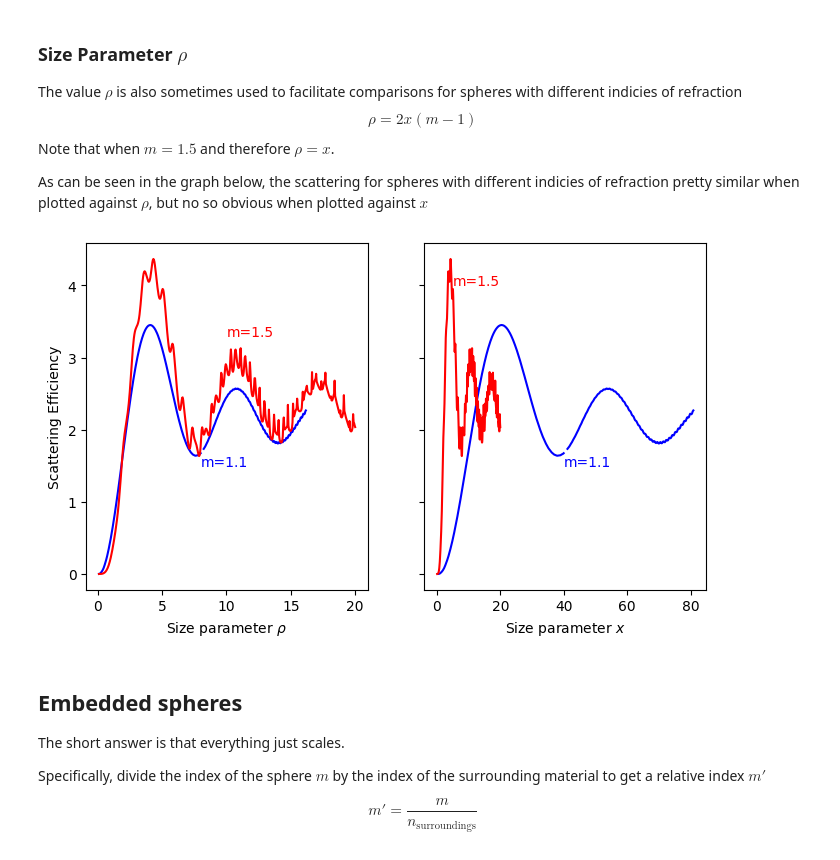
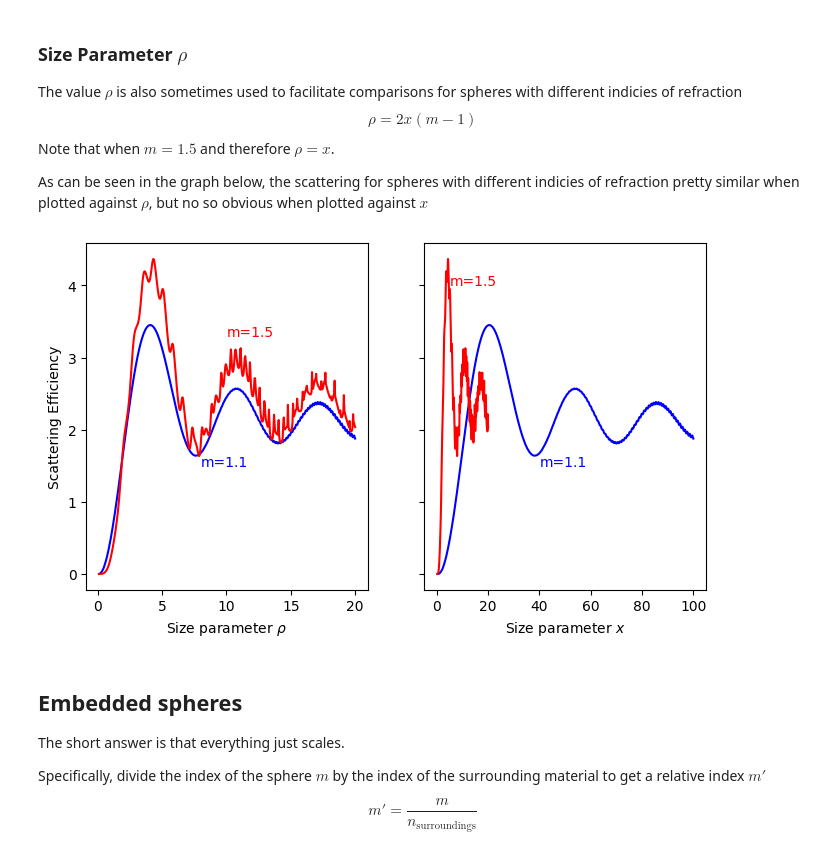
Before and after one commit to scottprahl/miepython, a Jupyter notebook: docs/01_basics.ipynb, the cells around one changed output. Cells and saved outputs as stored; diff of their text form; code cells hidden in the pictures.

```diff
--- a/docs/01_basics.ipynb
+++ b/docs/01_basics.ipynb
@@ -202,34 +201,34 @@ As can be seen in the graph below, the scattering for spheres with different ind
 # %%
 N = 500
 m = 1.5
 rho = np.linspace(0.1, 20, N)  # also in microns
 
 m = 1.5
 x15 = rho / 2 / (m - 1)
-qext, sca15, qback, g = mie.mie(m, x15)
+qext, sca15, qback, g = mie.efficiencies_mx(m, x15)
 
 m = 1.1
 x11 = rho / 2 / (m - 1)
-qext, sca11, qback, g = mie.mie(m, x11)
+qext, sca11, qback, g = mie.efficiencies_mx(m, x11)
 
 f, (ax1, ax2) = plt.subplots(1, 2, sharey=True, figsize=(8, 4.5))
 
 ax1.plot(rho, sca11, color="blue")
 ax1.plot(rho, sca15, color="red")
 ax1.set_xlabel(r"Size parameter $\rho$")
 ax1.set_ylabel("Scattering Efficiency")
 ax1.annotate("m=1.5", xy=(10, 3.3), color="red")
 ax1.annotate("m=1.1", xy=(8, 1.5), color="blue")
 
 ax2.plot(x11, sca11, color="blue")
 ax2.plot(x15, sca15, color="red")
 ax2.set_xlabel(r"Size parameter $x$")
 ax2.annotate("m=1.5", xy=(5, 4), color="red")
 ax2.annotate("m=1.1", xy=(40, 1.5), color="blue")
 
 plt.show()
 # %% [output]
-[figure, old version]
+[figure, new version]
 # %% [markdown]
 ## Embedded spheres
 
```
Also changed, not shown: parts of 6 cells of this notebook, 26 other files.
